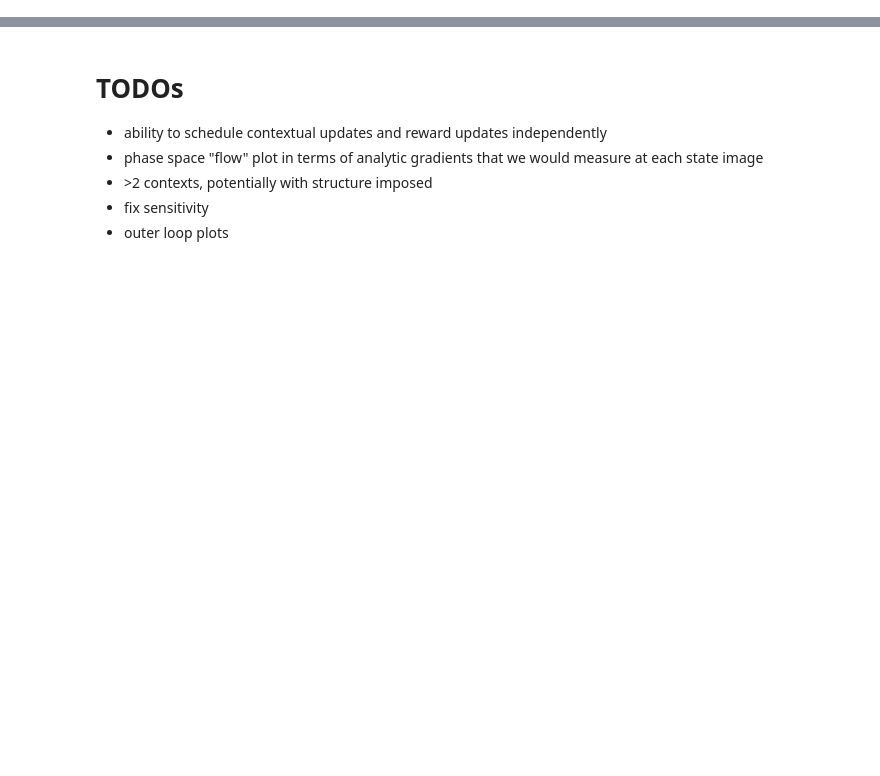
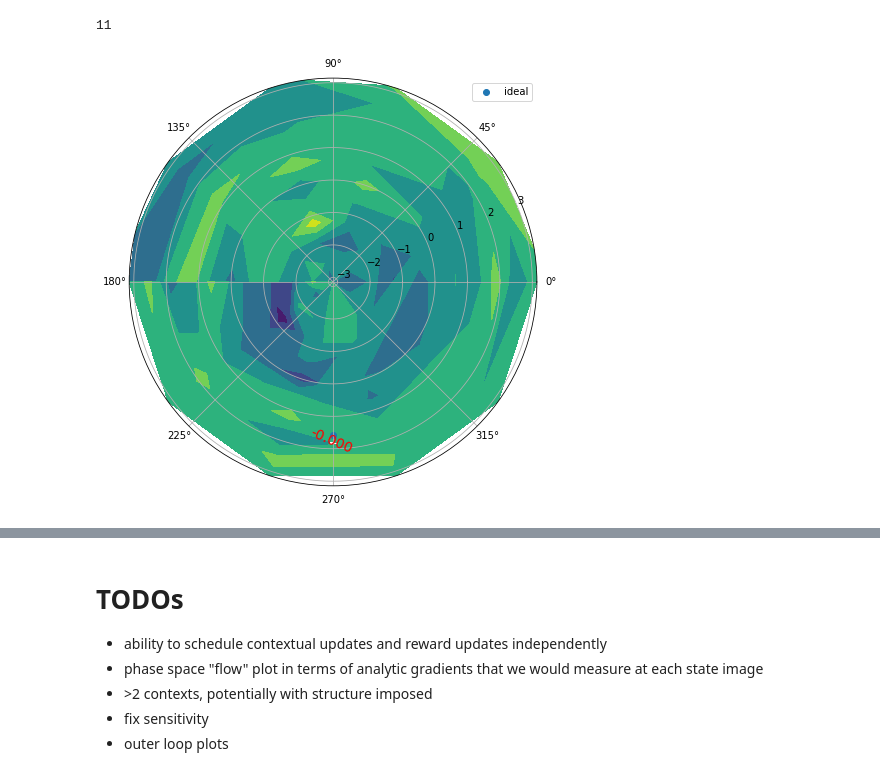
Before and after one commit to farice/SpectatorQubits, a Jupyter notebook: MAB-continuous-analytic-arbitrary-axis.ipynb, the cells around one changed output, grey strips where cells are left out. Cells and saved outputs as stored; diff of their text form; code cells hidden in the pictures; blank space fills up the shorter version.

```diff
--- a/MAB-continuous-analytic-arbitrary-axis.ipynb
+++ b/MAB-continuous-analytic-arbitrary-axis.ipynb
@@ -164,3 +179,18 @@ def get_analytic_contour(error_samples, loss_fn):
+# %%
+context_analytic_contour = get_analytic_contour(error_samples, analytic_context_loss)
+print(len(context_analytic_contour['loss']))
+# %% [output]
+11
+# %%
+f, a = plt.subplots(1, 1, figsize=(7.5, 7.5), subplot_kw=dict(polar=True))
+CS = a.contourf(context_analytic_contour['mesh_phi'], context_analytic_contour['mesh_theta'], context_analytic_contour['loss'])
+a.scatter(x=[-np.pi/2], y=[np.pi/2], label='ideal')
+a.clabel(CS, inline=True, fontsize=14, colors='r', manual=[(-np.pi/2, np.pi/2)])
+a.legend()
+
+f.show()
+# %% [output]
+[figure, added]
 # %%
 def plot(axs, frame_idx, elapsed_time, baseline_fidelity=None,
          corrected_fidelity=None,  context_theta_history=None,
```
Also changed, not shown: parts of 8 cells of this notebook.
